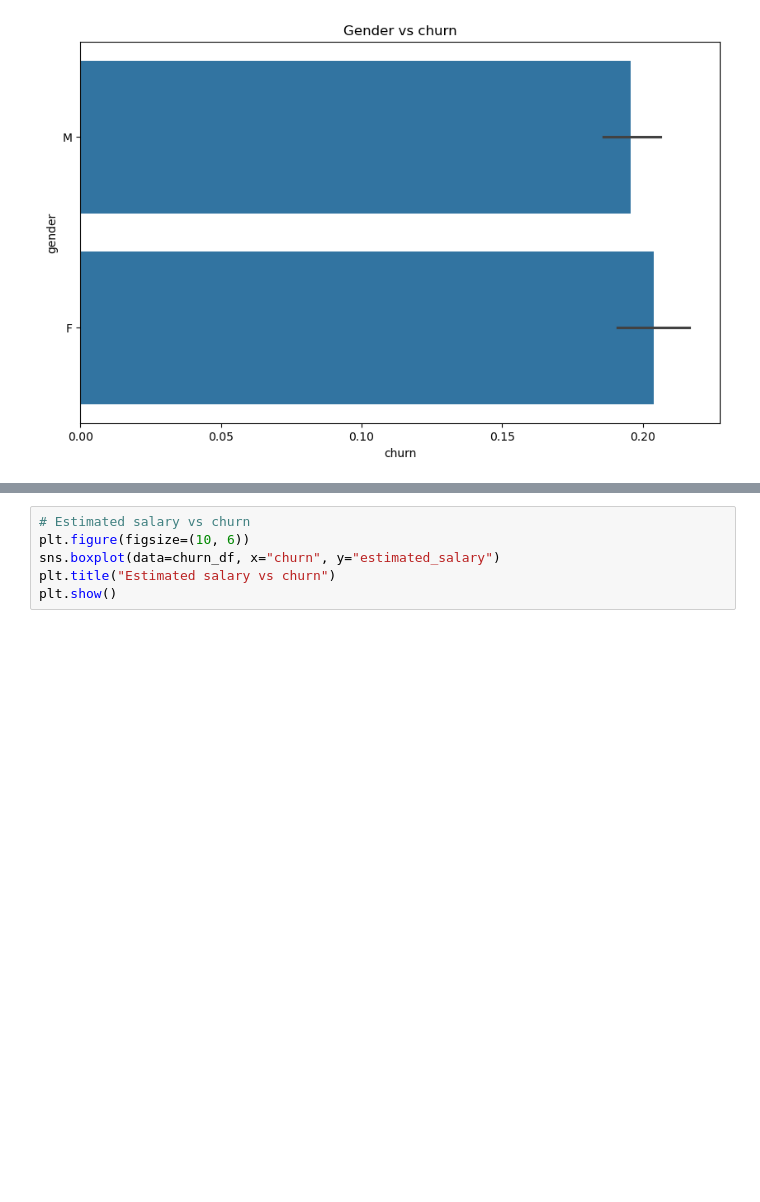
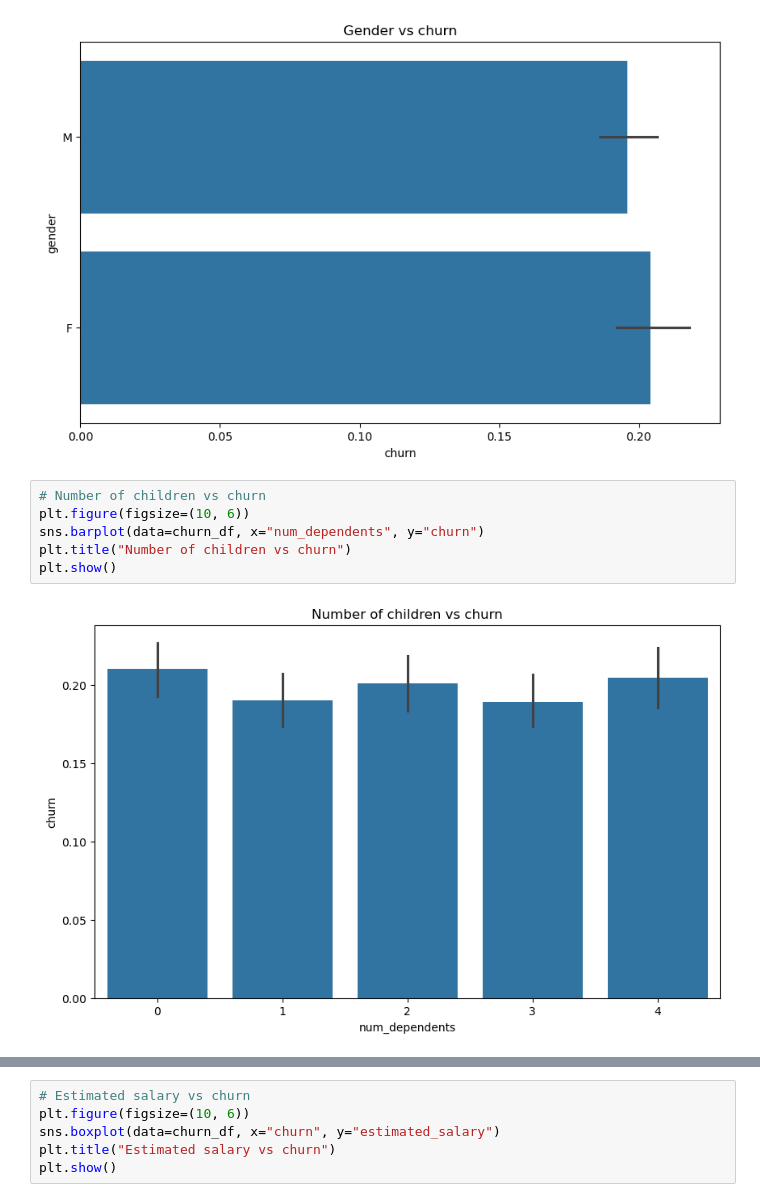
Before and after one commit to LucasHoffSchmidt/Data_Science_Customer_Churn_Prediction, a Jupyter notebook: customer_churn_prediction.ipynb, the cells around one changed output, grey strips where cells are left out. Cells and saved outputs as stored; diff of their text form; blank space fills up the shorter version.

```diff
--- a/customer_churn_prediction.ipynb
+++ b/customer_churn_prediction.ipynb
@@ -193,3 +201,11 @@ plt.title("Gender vs churn")
 plt.show()
 # %% [output]
 [figure]
+# %%
+# Number of children vs churn
+plt.figure(figsize=(10, 6))
+sns.barplot(data=churn_df, x="num_dependents", y="churn")
+plt.title("Number of children vs churn")
+plt.show()
+# %% [output]
+[figure, added]
```
Also changed, not shown: parts of 20 cells of this notebook.
